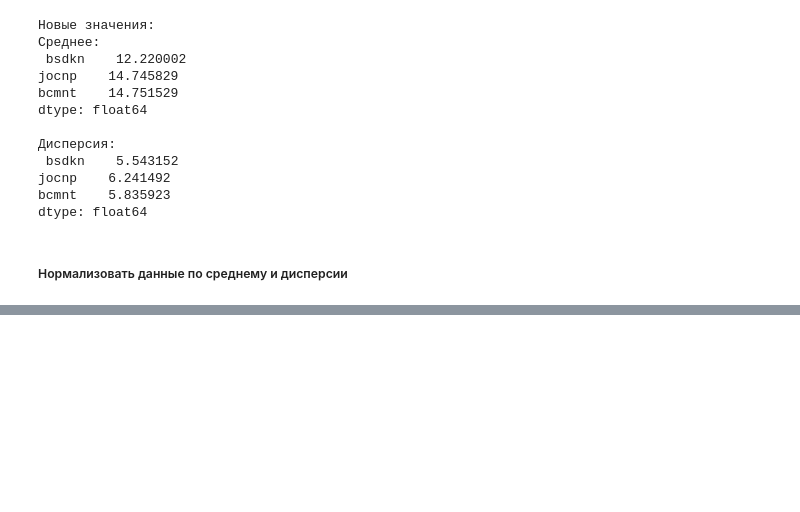
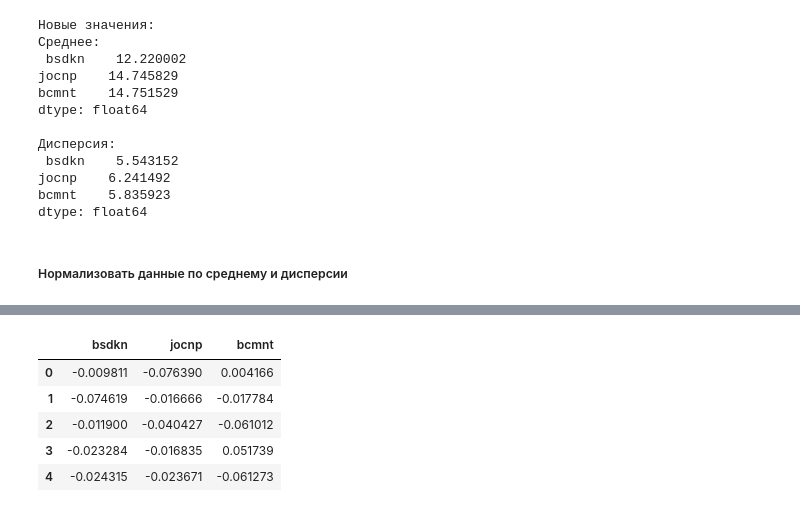
Before and after one commit to alohatsyglina/py-homework, a Jupyter notebook: second_homework/third part, var 38.ipynb, the cells around one changed output, grey strips where cells are left out. Cells and saved outputs as stored; diff of their text form; code cells hidden in the pictures; blank space fills up the shorter version.

```diff
--- a/second_homework/third part, var 38.ipynb
+++ b/second_homework/third part, var 38.ipynb
@@ -178,0 +176,10 @@ normalized_data.head()
+# %%
+norm_std = (data - data.std()) / (data.max() - data.min())
+norm_std.head()
+# %% [output]
+|  | bsdkn | jocnp | bcmnt |
+| 0 | -0.009811 | -0.076390 | 0.004166 |
+| 1 | -0.074619 | -0.016666 | -0.017784 |
+| 2 | -0.011900 | -0.040427 | -0.061012 |
+| 3 | -0.023284 | -0.016835 | 0.051739 |
+| 4 | -0.024315 | -0.023671 | -0.061273 |
```
Also changed, not shown: parts of 2 cells of this notebook.
